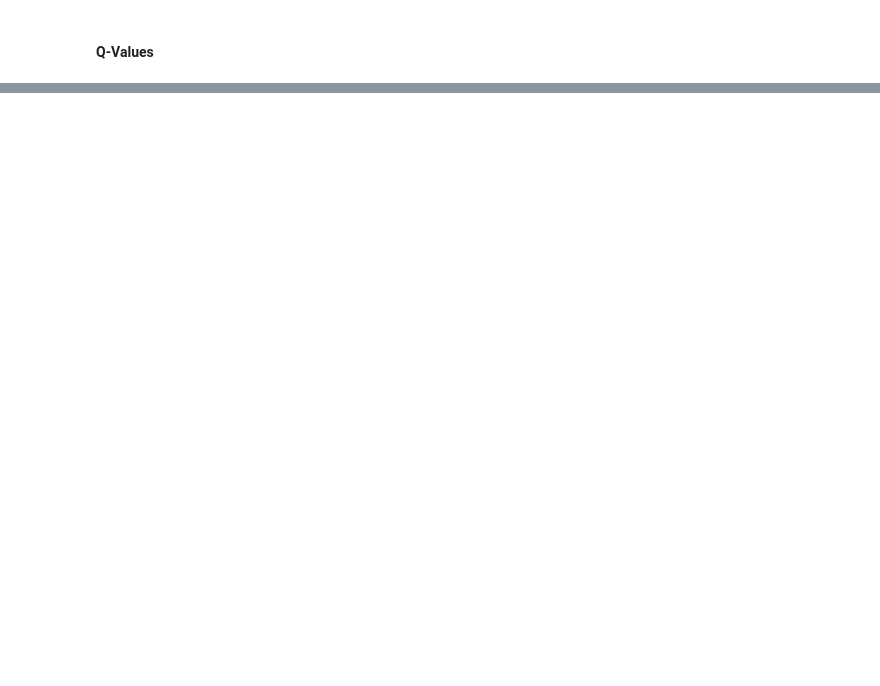
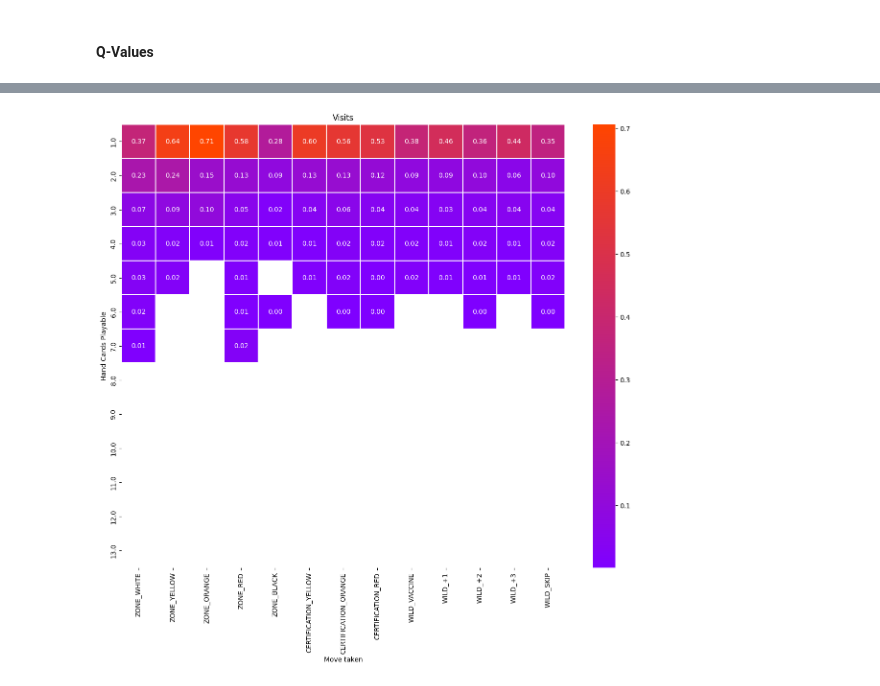
Before and after one commit to andreabazerla/dpcm-card-game, a Jupyter notebook: notebooks/analysis.ipynb, the cells around one changed output, grey strips where cells are left out. Cells and saved outputs as stored; diff of their text form; code cells hidden in the pictures; blank space fills up the shorter version.

```diff
--- a/notebooks/analysis.ipynb
+++ b/notebooks/analysis.ipynb
@@ -312,0 +318,23 @@ plt.show()
+# %%
+q_pivot = q_df.replace(0, np.NaN)
+q_pivot = q_pivot.drop(columns='MAX').iloc[:, 1:].groupby('HAND').mean()
+
+fig, ax = plt.subplots(1, 1, figsize = (15, 12))
+
+cmap_custom = LinearSegmentedColormap.from_list('custom', [purple, orange])
+
+sns.heatmap(q_pivot,
+            fmt='.2f',
+            linewidth = 0.3,
+            annot = True,
+            cbar = True,
+            cmap=cmap_custom,
+            square=True)
+
+ax.title.set_text('Visits')
+
+ax.set(xlabel='Move taken', ylabel='Hand Cards Playable')
+
+plt.show()
+# %% [output]
+[figure, added]
```
Also changed, not shown: parts of 13 cells of this notebook.
